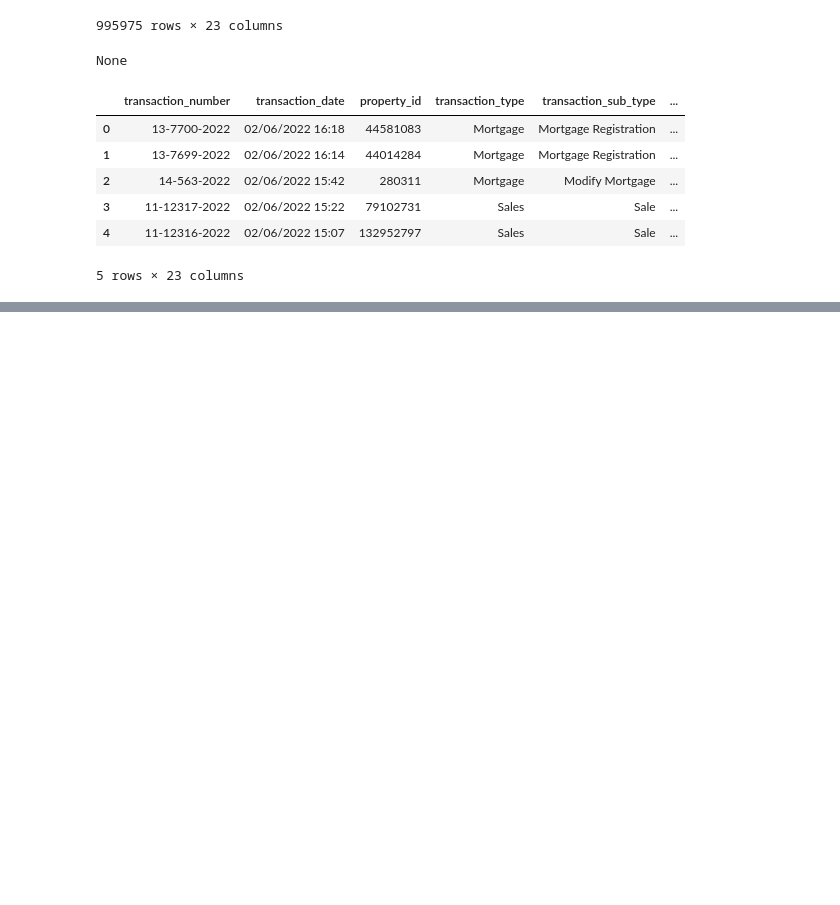
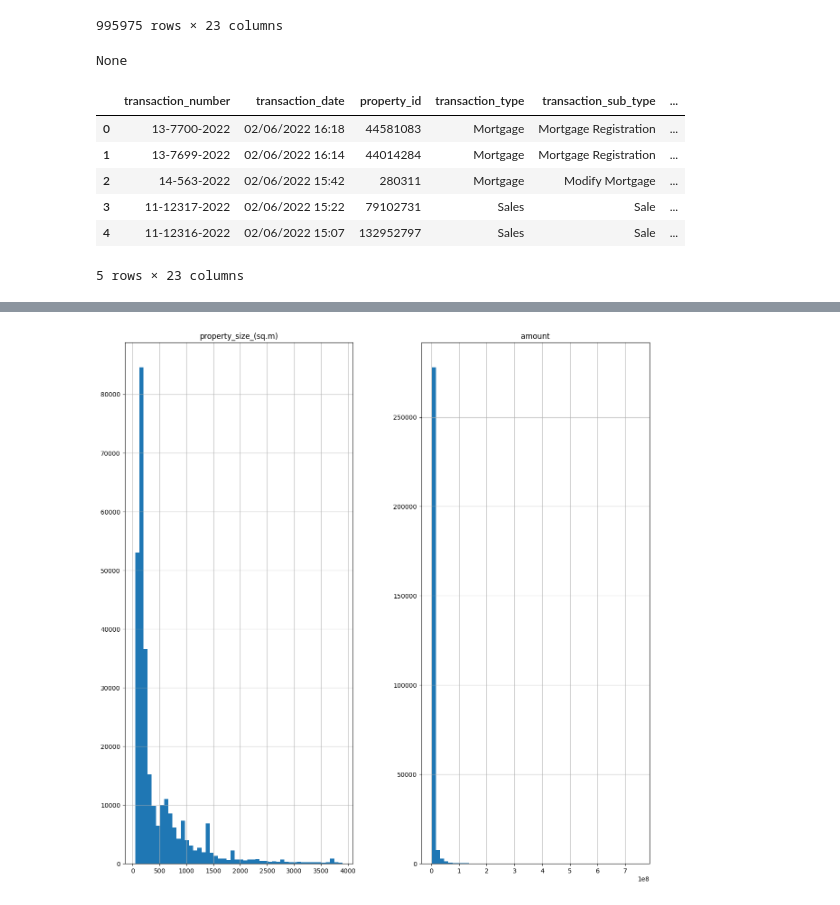
Before and after one commit to apostleoffinance/dubai-real-estate, a Jupyter notebook: sales.ipynb, the cells around one changed output, grey strips where cells are left out. Cells and saved outputs as stored; diff of their text form; code cells hidden in the pictures; blank space fills up the shorter version.

```diff
--- a/sales.ipynb
+++ b/sales.ipynb
@@ -42,0 +143,11 @@ sales_df.head()
+# %%
+# drop the null value
+
+# sales_df = sales_df.dropna()
+
+# Drop NaNs selectively from columns where you are sure NaNs shouldn't affect 'usage'
+# sales_df = sales_df.dropna(subset=['room(s)', 'nearest_landmark', 'nearest_mall', 'nearest_metro', 'property_size_(sq.m)'])
+sales_df = sales_df.dropna(subset=['nearest_landmark', 'nearest_mall', 'nearest_metro', 'property_size_(sq.m)'])
+
+
+sales_df #.head()
@@ -42,0 +211,11 @@ sales_df.head()
+# %%
+#convert the amount data type to int and the date to datetime data type
+sales_df['amount'] = sales_df['amount'].astype(int)
+#sales_df['transaction_date'] = pd.to_datetime(sales_df['transaction_date'])
+
+columns_to_convert = ['property_type', 'room(s)', 'nearest_landmark', 'nearest_mall', 'nearest_metro', 'usage', 'area']
+
+for column in columns_to_convert:
+    sales_df[column] = sales_df[column].astype('category')
+
+sales_df.dtypes
@@ -42,0 +250,9 @@ sales_df.head()
+# %%
+# Filter out rows with property prices outside the specified range
+# Minimum threshold: 400,000 USD
+# Maximum threshold: 200 million USD
+
+sales_df = sales_df[sales_df['amount'] >= 1500000]
+sales_df = sales_df[sales_df['amount'] <= 750000000]
+
+sales_df #.head()
@@ -42,0 +273,10 @@ sales_df.head()
+# %%
+# Filter property sizes within the range of 44.59 sq.m to 3901.93 sq.m
+
+sales_df = sales_df[
+    (sales_df['property_size_(sq.m)'] >= 44.59) &
+    (sales_df['property_size_(sq.m)'] <= 3901.93)
+]
+
+sales_df = sales_df.reset_index(drop = True)
+sales_df.head()
@@ -42,0 +309,5 @@ sales_df.head()
+# %%
+sales_df.hist(bins=50, figsize=(15,15))
+plt.show()
+# %% [output]
+[figure, added]
```
Also changed, not shown: parts of 37 cells of this notebook, 1 other file.
